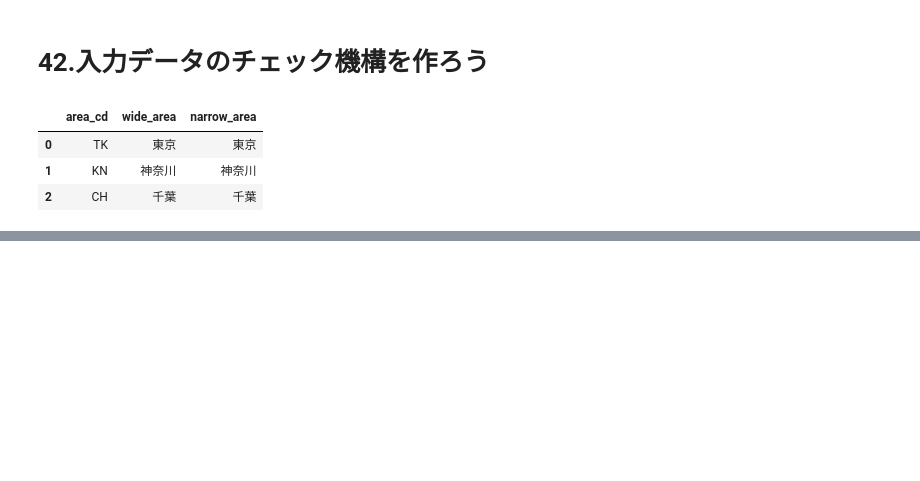
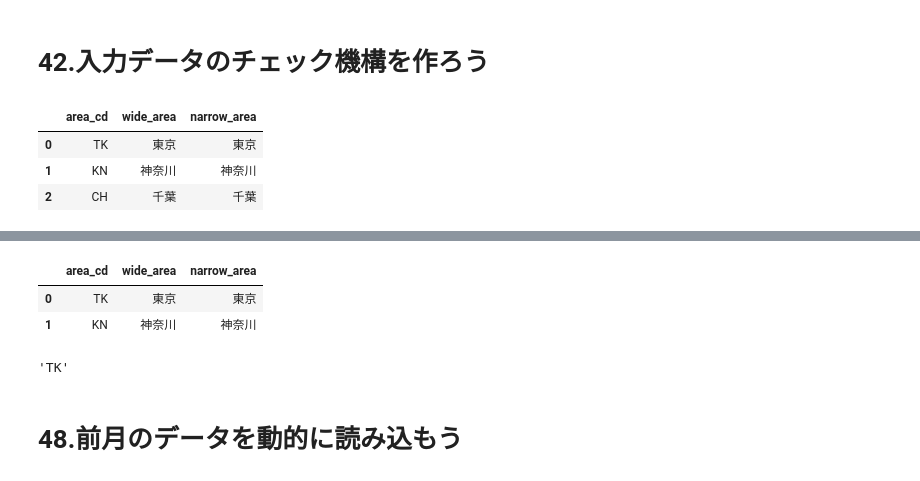
Before and after one commit to YutoTakaki0626/Machine-learning-100, a Jupyter notebook: ch5/main.ipynb, the cells around one changed output, grey strips where cells are left out. Drawn from its saved outputs; the diff is of its cells as text; code cells hidden in the pictures; blank space fills up the shorter version.

```diff
--- a/ch5/main.ipynb
+++ b/ch5/main.ipynb
@@ -47,0 +316,10 @@ if tg_ym == min_str_date and tg_ym == max_str_date:
+# %%
+m_area.head(2)
+# %% [output]
+|  | area_cd | wide_area | narrow_area |
+| 0 | TK | 東京 | 東京 |
+| 1 | KN | 神奈川 | 神奈川 |
+# %%
+m_store.loc[m_store['store_id'] == 3]['area_cd'].values[0]
+# %% [output]
+'TK'
@@ -47,0 +335,2 @@ if tg_ym == min_str_date and tg_ym == max_str_date:
+# %% [markdown]
+# 48.前月のデータを動的に読み込もう
```
Also changed, not shown: parts of 26 cells of this notebook, 5 other files.
